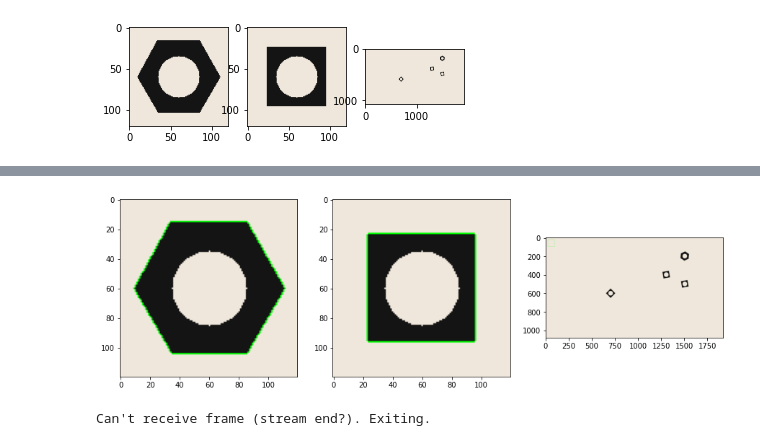
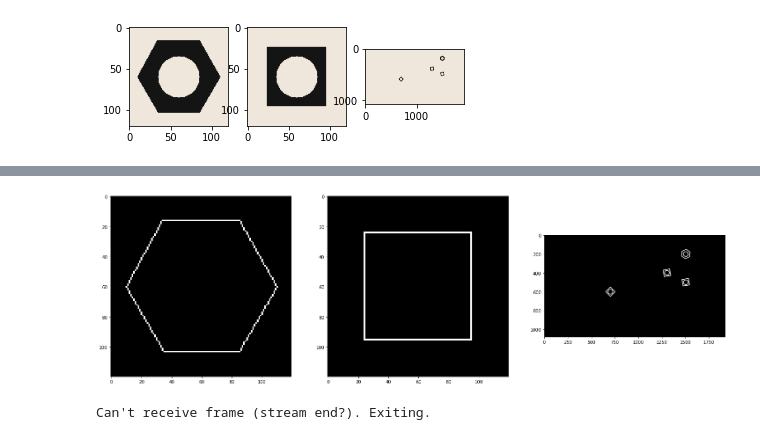
Before and after one commit to Thilanka1999/Computer-Vision-and-Image-Processing, a Jupyter notebook: assignment 3/190691B_a03.ipynb, the cells around one changed output, grey strips where cells are left out. Drawn from its saved outputs; the diff is of its cells as text; code cells hidden in the pictures.

Commit message:
add coloer mapped images to connected  component analysis question

```diff
--- a/assignment 3/190691B_a03.ipynb
+++ b/assignment 3/190691B_a03.ipynb
@@ -21,12 +24,12 @@ hexnut_template_gray = cv.cvtColor(hexnut_template, cv.COLOR_RGB2GRAY)
 squarenut_template_gray = cv.cvtColor(squarenut_template, cv.COLOR_RGB2GRAY)
 conveyor_f100_gray = cv.cvtColor(conveyor_f100, cv.COLOR_RGB2GRAY)
 
-ret1,th1 = cv.threshold(hexnut_template_gray,0,255,cv.THRESH_BINARY+cv.THRESH_OTSU)
-ret2,th2 = cv.threshold(squarenut_template_gray,0,255,cv.THRESH_BINARY+cv.THRESH_OTSU)
-ret3,th3 = cv.threshold(conveyor_f100_gray,0,255,cv.THRESH_BINARY+cv.THRESH_OTSU)
+ret1,th1 = cv.threshold(hexnut_template_gray,0,255,cv.THRESH_BINARY_INV+cv.THRESH_OTSU)
+ret2,th2 = cv.threshold(squarenut_template_gray,0,255,cv.THRESH_BINARY_INV+cv.THRESH_OTSU)
+ret3,th3 = cv.threshold(conveyor_f100_gray,0,255,cv.THRESH_BINARY_INV+cv.THRESH_OTSU)
 
 fig, ax = plt. subplots(1,3)
-ax[0].imshow(cv.cvtColor(th1, cv.COLOR_RGB2BGR))
+ax[0].imshow(th1,cmap='gray')
 ax[1].imshow(cv.cvtColor(th2, cv.COLOR_RGB2BGR))
 ax[2].imshow(cv.cvtColor(th3, cv.COLOR_RGB2BGR))
 plt.show()
@@ -119,11 +105,20 @@ array([[[219, 231, 239],
 # %%
-fig, ax = plt. subplots(1,3, figsize=(15,15))
-ax[0].imshow(cv.cvtColor(hexnut_template, cv.COLOR_RGB2BGR))
-ax[1].imshow(cv.cvtColor(squarenut_template, cv.COLOR_RGB2BGR))
-ax[2].imshow(cv.cvtColor(conveyor_f100, cv.COLOR_RGB2BGR))
+
+im1 = np.zeros(hexnut_template.shape[:-1]).astype(np.uint8)
+im2 = np.zeros(squarenut_template.shape[:-1]).astype(np.uint8)
+im3 = np.zeros(conveyor_f100.shape[:-1]).astype(np.uint8)
+
+cv.drawContours(im1 , contours1, 0, (255,255,255), 1)
+cv.drawContours(im2, contours2, 0, (255,255,255), 1)
+cv.drawContours(im3, contours3,-1, (255,255,255), 6)
+
+fig, ax = plt. subplots(1,3, figsize=(25,25))
+ax[0].imshow(cv.cvtColor(im1, cv.COLOR_RGB2BGR))
+ax[1].imshow(cv.cvtColor(im2, cv.COLOR_RGB2BGR))
+ax[2].imshow(cv.cvtColor(im3, cv.COLOR_RGB2BGR))
 plt.show()
 # %% [output]
-[figure, old version]
+[figure, new version]
 # %%
 cv.namedWindow('Conveyor', cv.WINDOW_NORMAL)
 cap = cv.VideoCapture('conveyor.mp4')
```
Also changed, not shown: parts of 12 cells of this notebook.
